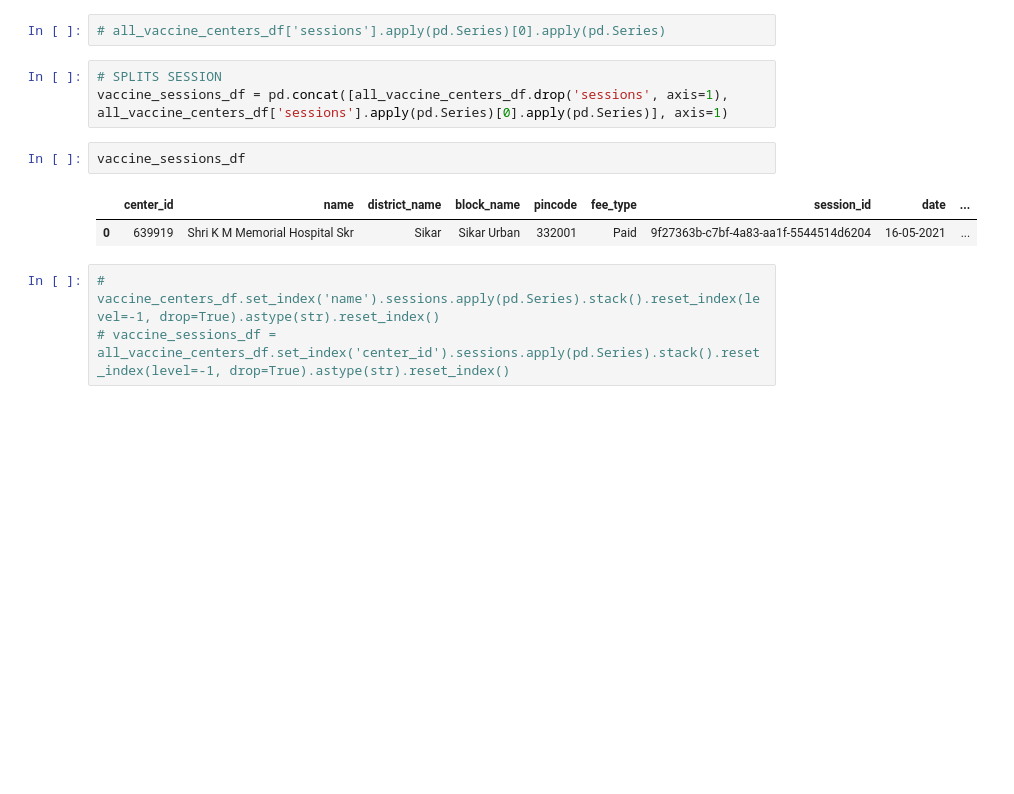
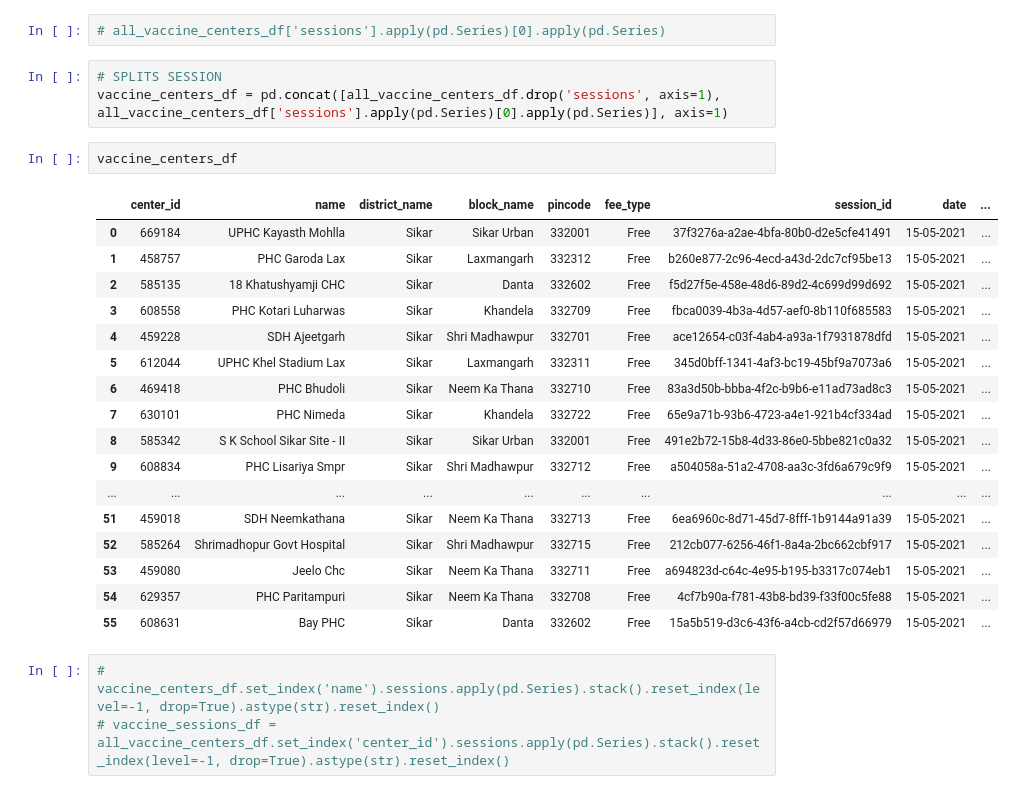
Before and after one commit to suresh26k/cowin, a Jupyter notebook: GetCoWINSlots.ipynb, the cells around one changed output. Cells and saved outputs as stored; diff of their text form; blank space fills up the shorter version.

```diff
--- a/GetCoWINSlots.ipynb
+++ b/GetCoWINSlots.ipynb
@@ -42,12 +44,27 @@ all_vaccine_centers_df = pd.DataFrame(
 # all_vaccine_centers_df['sessions'].apply(pd.Series)[0].apply(pd.Series)
 # %%
 # SPLITS SESSION
-vaccine_sessions_df = pd.concat([all_vaccine_centers_df.drop('sessions', axis=1), all_vaccine_centers_df['sessions'].apply(pd.Series)[0].apply(pd.Series)], axis=1)
+vaccine_centers_df = pd.concat([all_vaccine_centers_df.drop('sessions', axis=1), all_vaccine_centers_df['sessions'].apply(pd.Series)[0].apply(pd.Series)], axis=1)
 # %%
-vaccine_sessions_df
+vaccine_centers_df
 # %% [output]
 |  | center_id | name | district_name | block_name | pincode | fee_type | session_id | date | ... |
-| 0 | 639919 | Shri K M Memorial Hospital Skr | Sikar | Sikar Urban | 332001 | Paid | 9f27363b-c7bf-4a83-aa1f-5544514d6204 | 16-05-2021 | ... |
+| 0 | 669184 | UPHC Kayasth Mohlla | Sikar | Sikar Urban | 332001 | Free | 37f3276a-a2ae-4bfa-80b0-d2e5cfe41491 | 15-05-2021 | ... |
+| 1 | 458757 | PHC Garoda Lax | Sikar | Laxmangarh | 332312 | Free | b260e877-2c96-4ecd-a43d-2dc7cf95be13 | 15-05-2021 | ... |
+| 2 | 585135 | 18 Khatushyamji CHC | Sikar | Danta | 332602 | Free | f5d27f5e-458e-48d6-89d2-4c699d99d692 | 15-05-2021 | ... |
+| 3 | 608558 | PHC Kotari Luharwas | Sikar | Khandela | 332709 | Free | fbca0039-4b3a-4d57-aef0-8b110f685583 | 15-05-2021 | ... |
+| 4 | 459228 | SDH Ajeetgarh | Sikar | Shri Madhawpur | 332701 | Free | ace12654-c03f-4ab4-a93a-1f7931878dfd | 15-05-2021 | ... |
+| 5 | 612044 | UPHC Khel Stadium Lax | Sikar | Laxmangarh | 332311 | Free | 345d0bff-1341-4af3-bc19-45bf9a7073a6 | 15-05-2021 | ... |
+| 6 | 469418 | PHC Bhudoli | Sikar | Neem Ka Thana | 332710 | Free | 83a3d50b-bbba-4f2c-b9b6-e11ad73ad8c3 | 15-05-2021 | ... |
+| 7 | 630101 | PHC Nimeda | Sikar | Khandela | 332722 | Free | 65e9a71b-93b6-4723-a4e1-921b4cf334ad | 15-05-2021 | ... |
+| 8 | 585342 | S K School Sikar Site - II | Sikar | Sikar Urban | 332001 | Free | 491e2b72-15b8-4d33-86e0-5bbe821c0a32 | 15-05-2021 | ... |
+| 9 | 608834 | PHC Lisariya Smpr | Sikar | Shri Madhawpur | 332712 | Free | a504058a-51a2-4708-aa3c-3fd6a679c9f9 | 15-05-2021 | ... |
+| ... | ... | ... | ... | ... | ... | ... | ... | ... | ... |
+| 51 | 459018 | SDH Neemkathana | Sikar | Neem Ka Thana | 332713 | Free | 6ea6960c-8d71-45d7-8fff-1b9144a91a39 | 15-05-2021 | ... |
+| 52 | 585264 | Shrimadhopur Govt Hospital | Sikar | Shri Madhawpur | 332715 | Free | 212cb077-6256-46f1-8a4a-2bc662cbf917 | 15-05-2021 | ... |
+| 53 | 459080 | Jeelo Chc | Sikar | Neem Ka Thana | 332711 | Free | a694823d-c64c-4e95-b195-b3317c074eb1 | 15-05-2021 | ... |
+| 54 | 629357 | PHC Paritampuri | Sikar | Neem Ka Thana | 332708 | Free | 4cf7b90a-f781-43b8-bd39-f33f00c5fe88 | 15-05-2021 | ... |
+| 55 | 608631 | Bay PHC | Sikar | Danta | 332602 | Free | 15a5b519-d3c6-43f6-a4cb-cd2f57d66979 | 15-05-2021 | ... |
 # %%
 # vaccine_centers_df.set_index('name').sessions.apply(pd.Series).stack().reset_index(level=-1, drop=True).astype(str).reset_index()
 # vaccine_sessions_df = all_vaccine_centers_df.set_index('center_id').sessions.apply(pd.Series).stack().reset_index(level=-1, drop=True).astype(str).reset_index()
```
Also changed, not shown: parts of 4 cells of this notebook, 1 other file.
